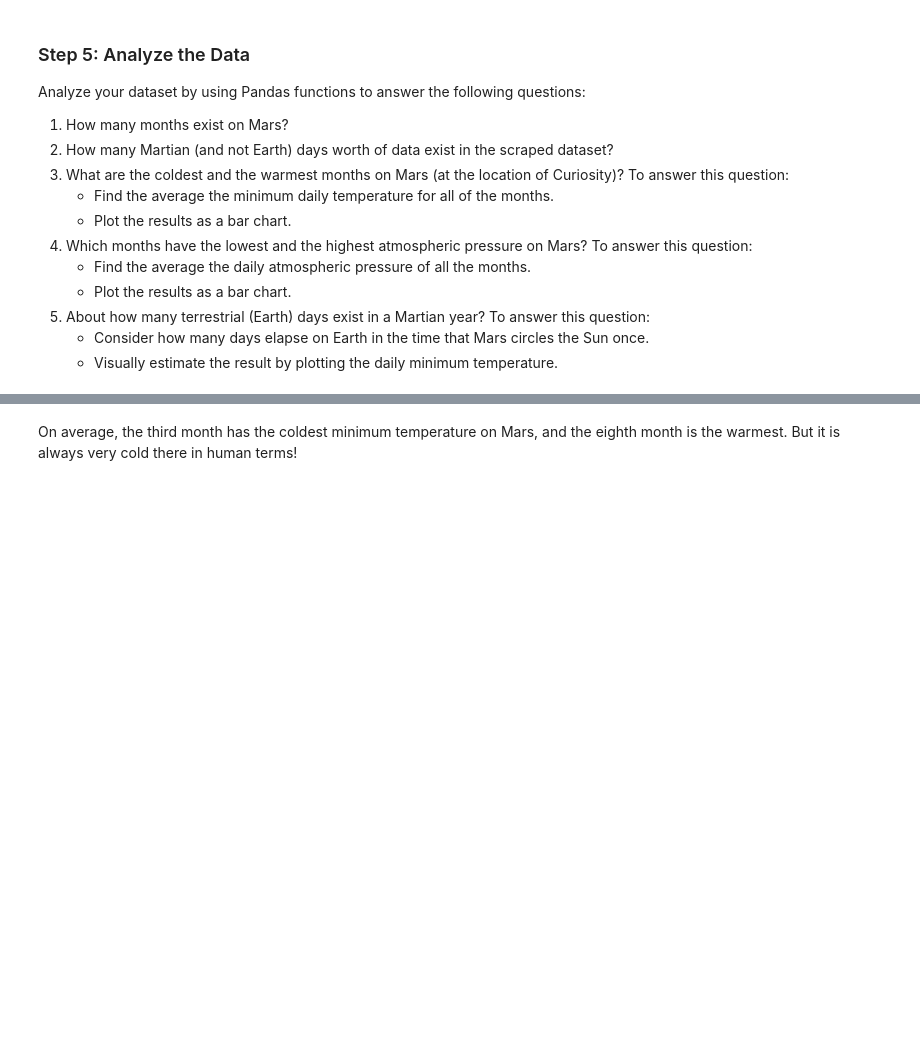
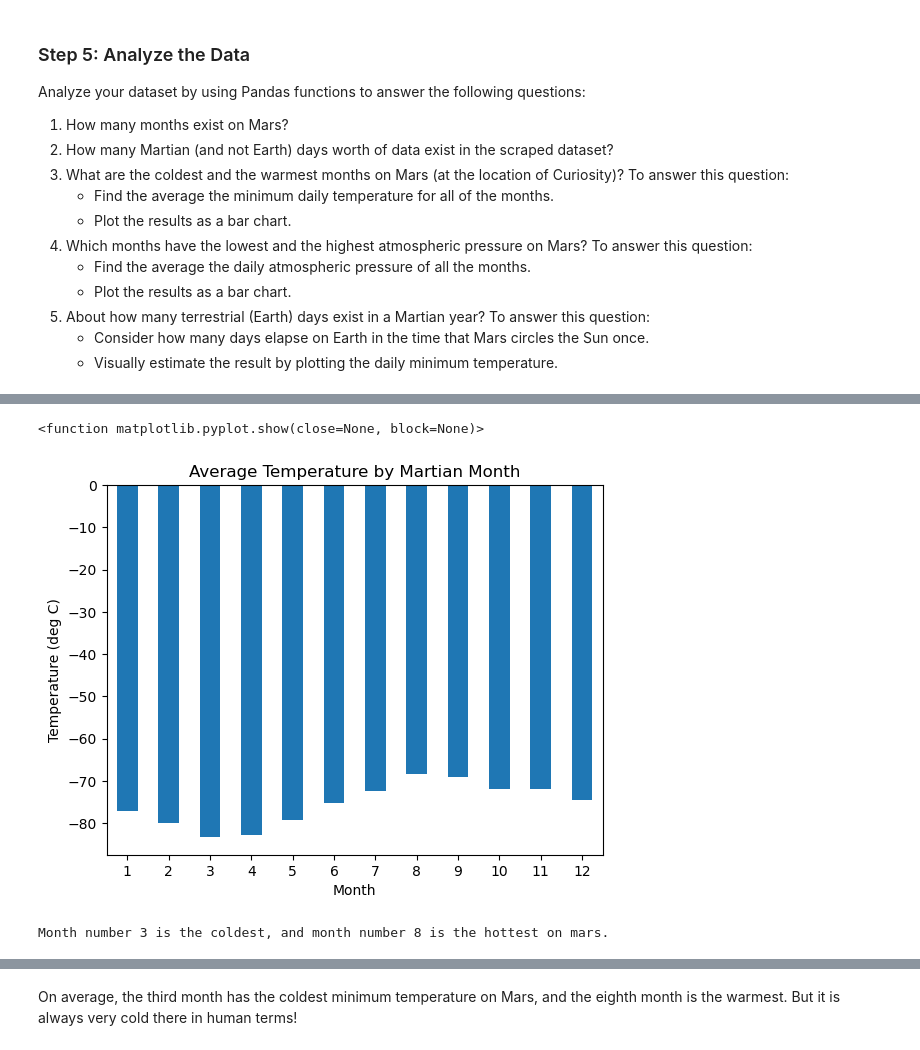
Before and after one commit to jepowers65/web_scrapping_challenge, a Jupyter notebook: Starter_Code/part_2_mars_weather.ipynb, the cells around one changed output, grey strips where cells are left out. Saved outputs shown, nothing was run; the diff lists cells and outputs as text; code cells hidden in the pictures; blank space fills up the shorter version.

Commit message:
Analysis of mars weather data in jupyter notebook. Weather data saved to CVS file.

```diff
--- a/Starter_Code/part_2_mars_weather.ipynb
+++ b/Starter_Code/part_2_mars_weather.ipynb
@@ -32,7 +33,8 @@ html = browser.html
 html_soup = soup(html, 'html.parser')
 # %%
 # Extract all rows of data
-all_rows = html_soup.find('table', class_='table')
+table = html_soup.find('table')
+rows = table.find_all('tr')
 # %% [markdown]
 ### Step 3: Store the Data
 
@@ -50,10 +52,13 @@ Assemble the scraped data into a Pandas DataFrame. The columns should have the s
 mars_temp = []
 
 # Loop through the scraped data to create a list of rows
-for row in all_rows:
-    heading = row.find_all('th')
-    data = row.find('td')
-    mars_temp.append(row)
+for tr in rows:
+    if rows.index(tr) == 0:
+        row_cells = [th.getText().strip() for th in tr.find_all('th') if th.getText().strip() != '']
+    else:
+        row_cells = ([tr.find('th').getText()] if tr.find('th') else []) + [td.getText().strip() for td in tr.find_all('td') if td.getText().strip()!= '']
+    if len(row_cells) > 1:
+        mars_temp += [row_cells]
 
 mars_temp
 # %% [output]
@@ -61,4 +82,7 @@ AttributeError: 'NavigableString' object has no attribute 'find_all'
 # %%
 # Create a Pandas DataFrame by using the list of rows and a list of the column names
+mars_df = pd.DataFrame(mars_temp)
+mars_df.columns = mars_df.iloc[0]
+mars_df = mars_df[1:]
 # %%
 # Confirm DataFrame was created successfully
@@ -75,2 +124,10 @@ Examine the data types that are currently associated with each column. If necess
+# %%
+# Change data types for data analysis
+mars_df[mars_df.columns[1]] = pd.to_datetime(mars_df[mars_df.columns[1]])
+mars_df[mars_df.columns[2]] = mars_df[mars_df.columns[2]].astype(int)
+mars_df[mars_df.columns[3]] = mars_df[mars_df.columns[3]].astype(int)
+mars_df[mars_df.columns[4]] = mars_df[mars_df.columns[4]].astype(int)
+mars_df[mars_df.columns[5]] = mars_df[mars_df.columns[5]].astype(float)
+mars_df[mars_df.columns[6]] = mars_df[mars_df.columns[6]].astype(float)
 # %%
 # Confirm type changes were successful by examining data types again
@@ -103,2 +193,23 @@ Analyze your dataset by using Pandas functions to answer the following questions
+# %%
+# Plot the average temperature by month
+mars_avg_lotemp = mars_df.groupby(["month"])["min_temp"].mean()
+
+mars_avg_lotemp.plot.bar()
+plt.title("Average Temperature by Martian Month")
+plt.xlabel("Month")
+plt.xticks(rotation= 'horizontal')
+plt.ylabel("Temperature (deg C)")
+plt.show
+# %% [output]
+<function matplotlib.pyplot.show(close=None, block=None)>
+[figure, added]
+# %%
+# Identify the coldest and hottest months in Curiosity's location
+coldest_month = list(mars_avg_lotemp.nsmallest(1).index)[0]
+hottest_month = list(mars_avg_lotemp.nlargest(1).index)[0]
+
+print(f'Month number {coldest_month} is the coldest, and month number {hottest_month} is the hottest on mars.')
+# %% [output]
+Month number 3 is the coldest, and month number 8 is the hottest on mars.
 # %%
 # 4. Average pressure by Martian month
```
Also changed, not shown: parts of 19 cells of this notebook, 1 other file.
